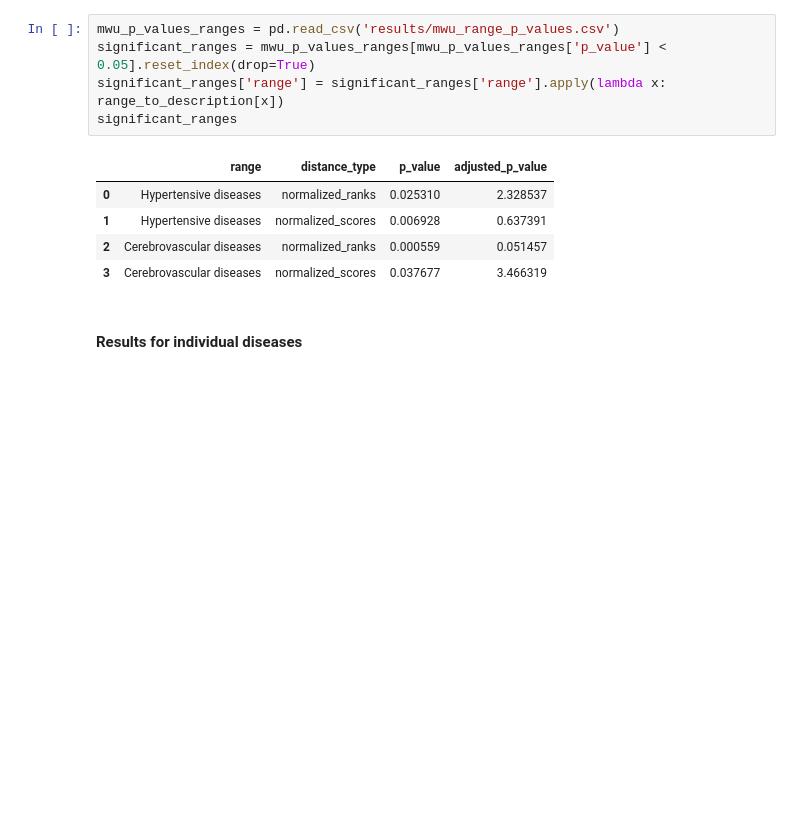
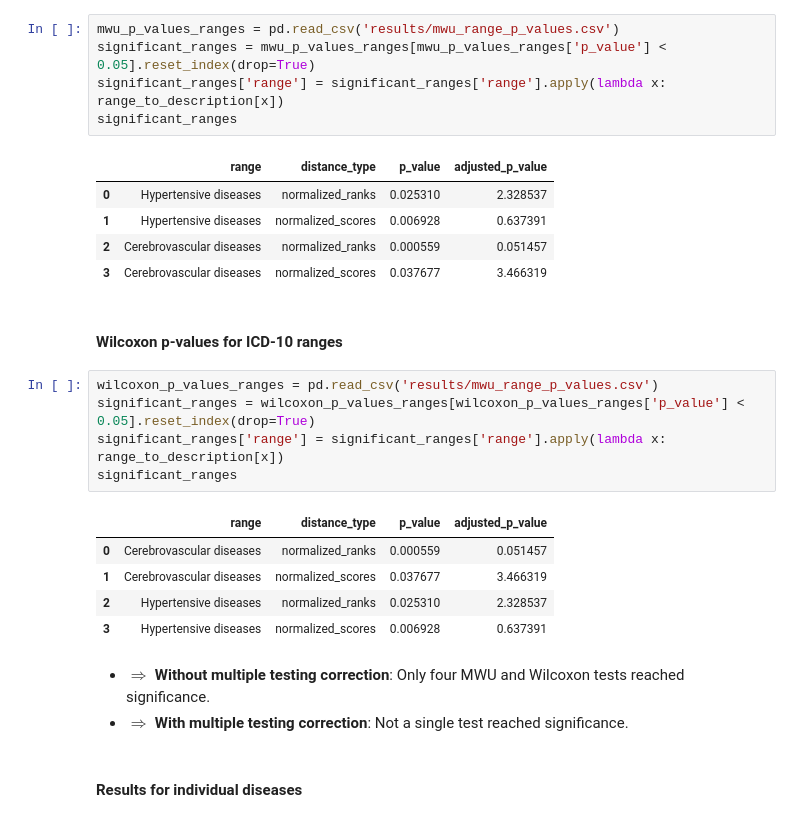
Before and after one commit to repotrial/graphsimqt, a Jupyter notebook: playground.ipynb, the cells around one changed output. Saved outputs shown, nothing was run; the diff lists cells and outputs as text; blank space fills up the shorter version.

```diff
--- a/playground.ipynb
+++ b/playground.ipynb
@@ -215,6 +243,22 @@ significant_ranges
 | 1 | Hypertensive diseases | normalized_scores | 0.006928 | 0.637391 |
 | 2 | Cerebrovascular diseases | normalized_ranks | 0.000559 | 0.051457 |
 | 3 | Cerebrovascular diseases | normalized_scores | 0.037677 | 3.466319 |
+# %% [markdown]
+#### Wilcoxon p-values for ICD-10 ranges
+# %%
+wilcoxon_p_values_ranges = pd.read_csv('results/mwu_range_p_values.csv')
+significant_ranges = wilcoxon_p_values_ranges[wilcoxon_p_values_ranges['p_value'] < 0.05].reset_index(drop=True)
+significant_ranges['range'] = significant_ranges['range'].apply(lambda x: range_to_description[x])
+significant_ranges
+# %% [output]
+|  | range | distance_type | p_value | adjusted_p_value |
+| 0 | Cerebrovascular diseases | normalized_ranks | 0.000559 | 0.051457 |
+| 1 | Cerebrovascular diseases | normalized_scores | 0.037677 | 3.466319 |
+| 2 | Hypertensive diseases | normalized_ranks | 0.025310 | 2.328537 |
+| 3 | Hypertensive diseases | normalized_scores | 0.006928 | 0.637391 |
+# %% [markdown]
+- **$\Longrightarrow$ Without multiple testing correction**: Only four MWU and Wilcoxon tests reached significance.
+- **$\Longrightarrow$ With multiple testing correction**: Not a single test reached significance.
 # %% [markdown]
 #### Results for individual diseases
 # %%
```
Also changed, not shown: parts of 26 cells of this notebook, 4 other files.
